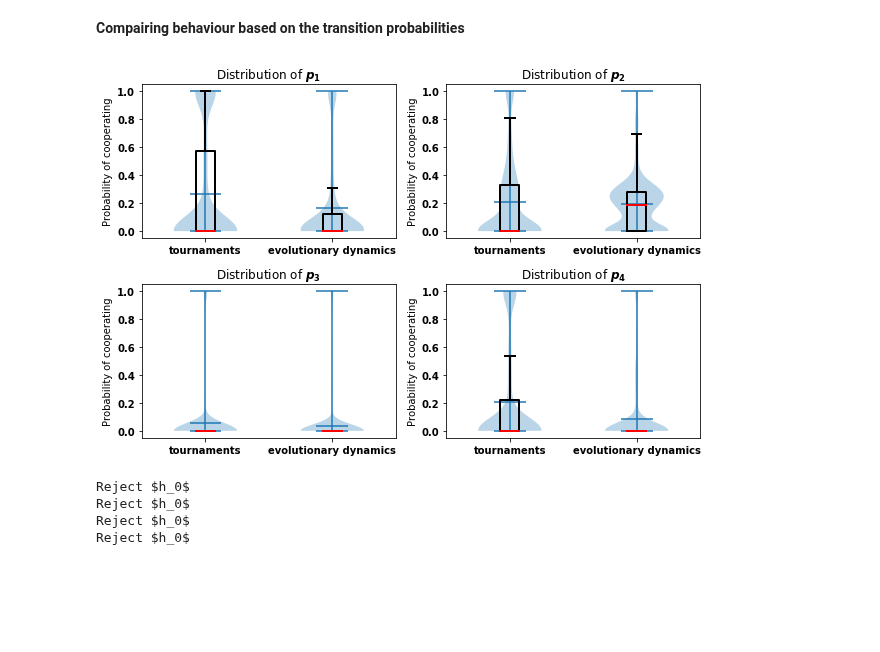
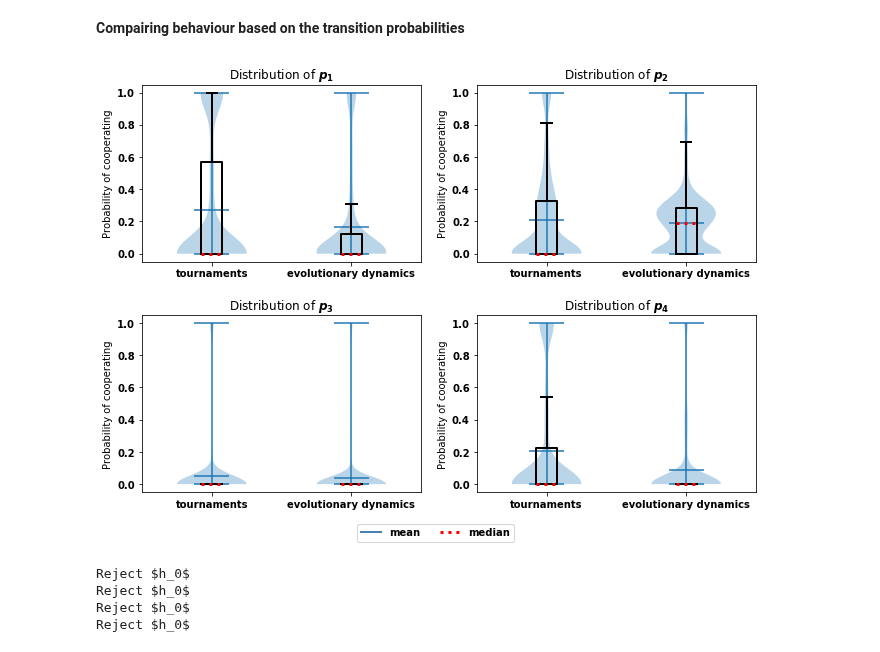
Before and after one commit to Nikoleta-v3/Memory-size-in-the-prisoners-dilemma, a Jupyter notebook: nbs/3. Numerical experiments.ipynb, the cells around one changed output. Drawn from its saved outputs; the diff is of its cells as text; code cells hidden in the pictures; blank space fills up the shorter version.

```diff
--- a/nbs/3. Numerical experiments.ipynb
+++ b/nbs/3. Numerical experiments.ipynb
@@ -224,38 +225,45 @@ with open("../tex/evo_sserror_table.tex", "w") as f:
+# %%
+median = Line2D([0], [0], color='red', linestyle=':', lw=3, label='median')
+mean = Line2D([0], [0], color='steelblue', linestyle='-', lw=2, label='mean')
 # %%
-fig, axes = plt.subplots(nrows=2, ncols=2, figsize=(10, 6.5))
+fig, axes = plt.subplots(nrows=2, ncols=2, figsize=(11, 7.5))
 
 for i in range(4):
     index = (int(i / 2), i % 2)
 
-    axes[index].violinplot(
+    parts = axes[index].violinplot(
         [df["mem_one_p_{}".format(i + 1)], df["evol_mem_one_p_{}".format(i + 1)]],
         showmeans=True,
     )
+#     print(np.median(df["mem_one_p_{}".format(i + 1)]), np.median(df["evol_mem_one_p_{}".format(i + 1)]))
     boxes = axes[index].boxplot(
         [df["mem_one_p_{}".format(i + 1)], df["evol_mem_one_p_{}".format(i + 1)]], showfliers=False
     )
     for bp in boxes['medians']:
         bp.set_color('red')
-        bp.set_linewidth(2)
+        bp.set_linestyle(':')
+        bp.set_linewidth(3)
     for bp in boxes['caps']:
         bp.set_color('black')
         bp.set_linewidth(2)
     for bp in boxes['whiskers']:
         bp.set_color('black')
         bp.set_linewidth(2)
     for bp in boxes['boxes']:
         bp.set_color('black')
         bp.set_linewidth(2)
 
     axes[index].set_title('Distribution of $p_%s$' % (i + 1), fontweight= 'medium')
     axes[index].set_ylabel('Probability of cooperating', fontweight= 'medium')
     matplotlib.pyplot.subplots_adjust(wspace = 0.2, hspace = 0.3)
 
     plt.setp(axes[index], xticks=[1, 2], xticklabels=["tournaments", "evolutionary dynamics"])
 
-plt.savefig('../img/behaviour_violin_plots.pdf')
+#     axes[index].legend(handles=[mean, median],)
+plt.legend(handles=[mean, median], bbox_to_anchor=(.15, -0.15), ncol=2)
+plt.savefig('../img/behaviour_violin_plots.pdf', bbox_inches='tight')
 # %% [output]
-[figure, old version]
+[figure, new version]
 # %%
 def test_ranksum(sample_one, sample_two, alpha=0.05):
     _, p = stats.ranksums(df['SSerror'], df['evol_SSerror'])
```
Also changed, not shown: parts of 4 cells of this notebook, 17 other files.
